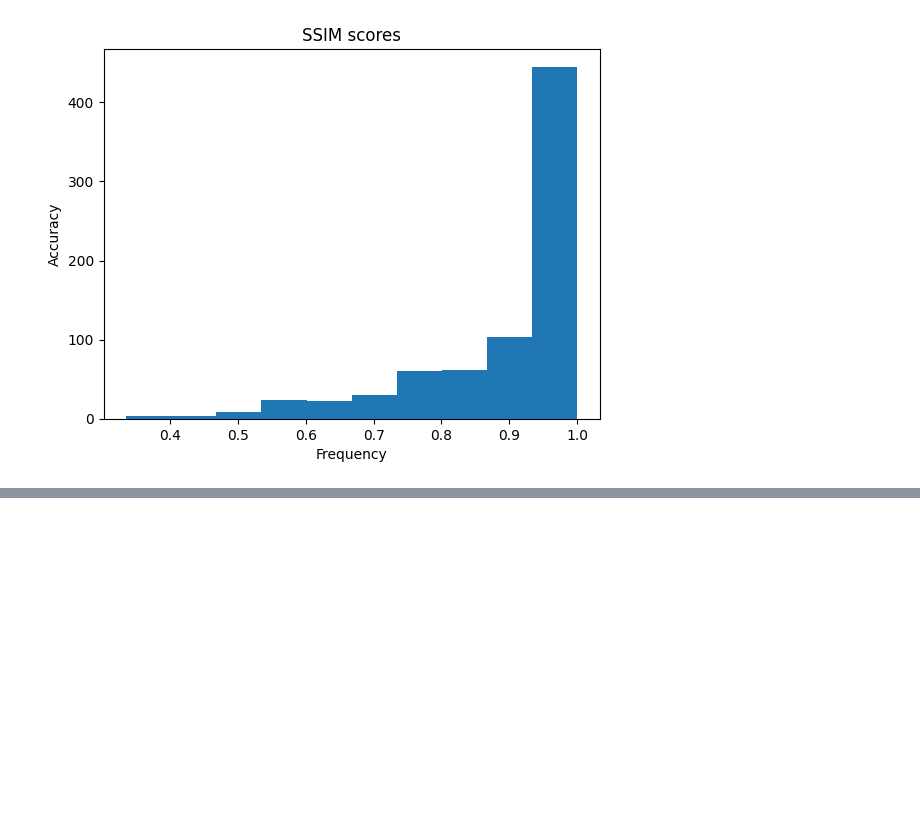
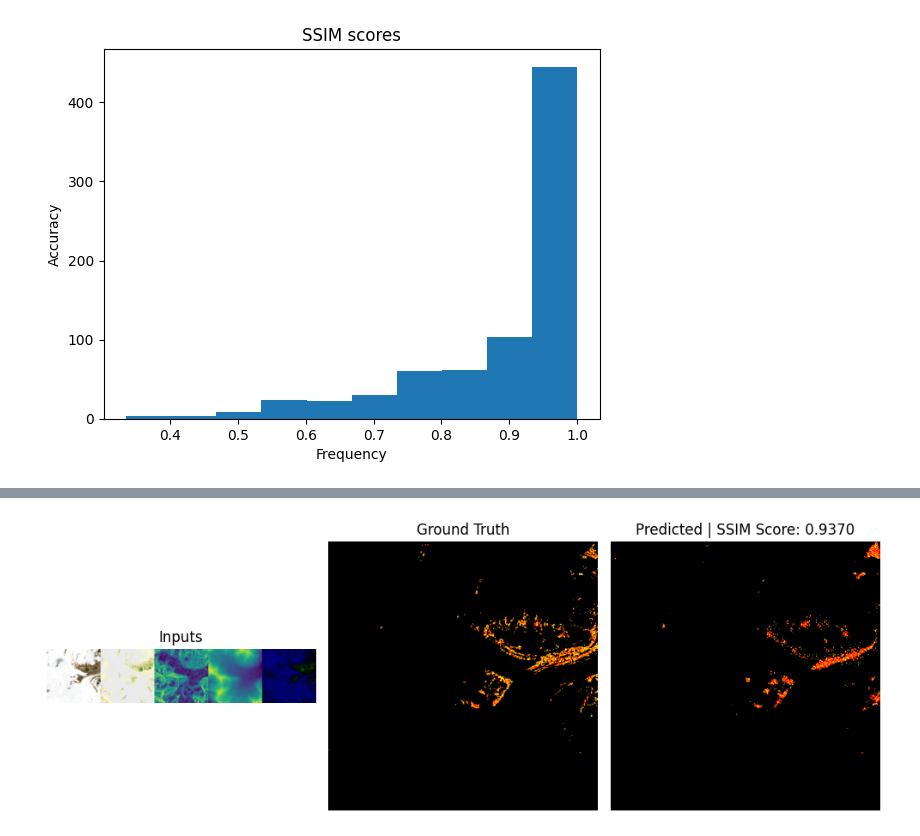
Before and after one commit to Neural-Mapping/Multi-Pix2Pix, a Jupyter notebook: Structural Similarity Index evaluation.ipynb, the cells around one changed output, grey strips where cells are left out. Cells and saved outputs as stored; diff of their text form; code cells hidden in the pictures; blank space fills up the shorter version.

```diff
--- a/Structural Similarity Index evaluation.ipynb
+++ b/Structural Similarity Index evaluation.ipynb
@@ -89,0 +132,4 @@ plt.show()
+# %%
+ssim_and_predict("Dataset/Kattipara Landslide.jpg")
+# %% [output]
+[figure, added]
```
Also changed, not shown: parts of 8 cells of this notebook.
